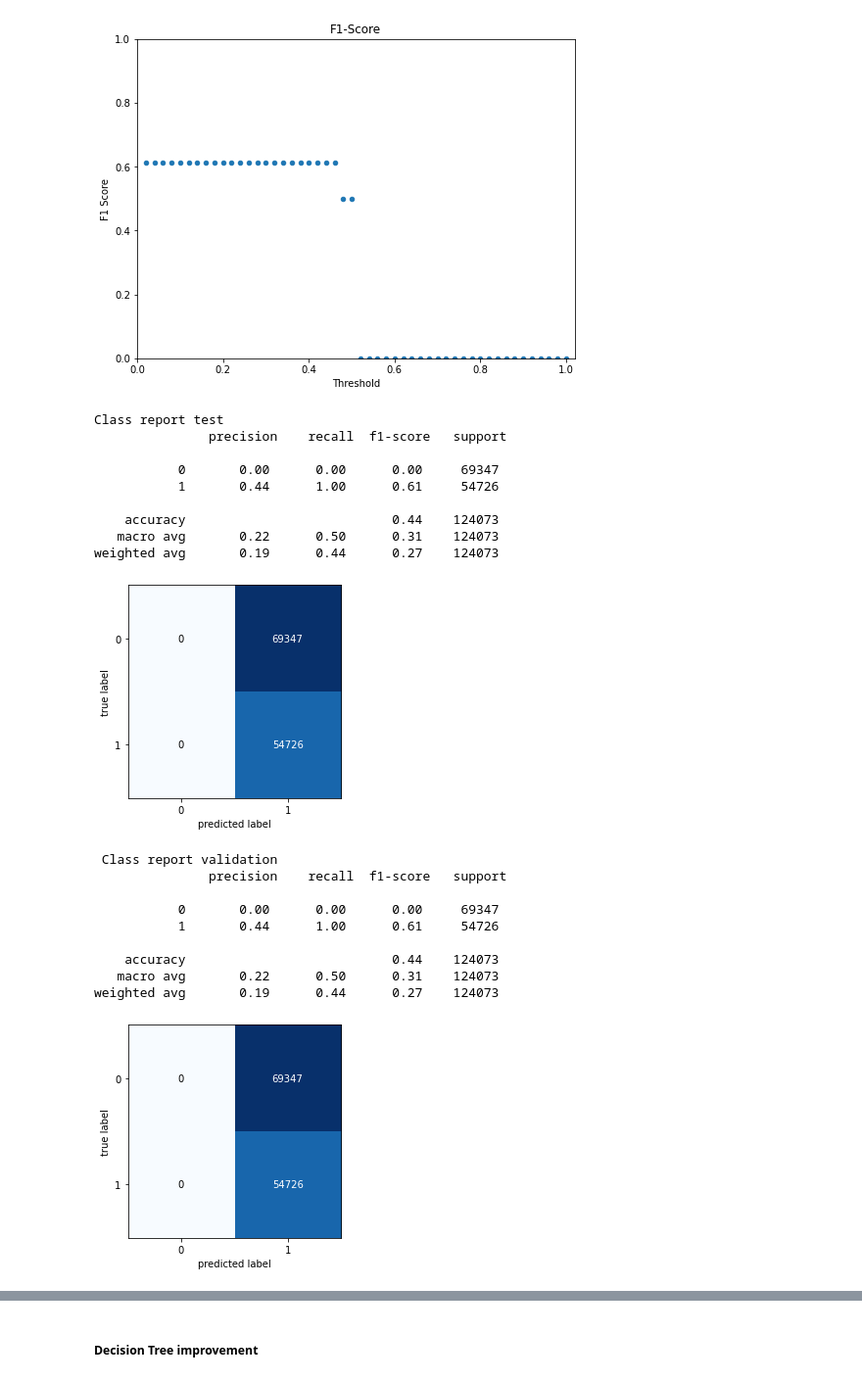
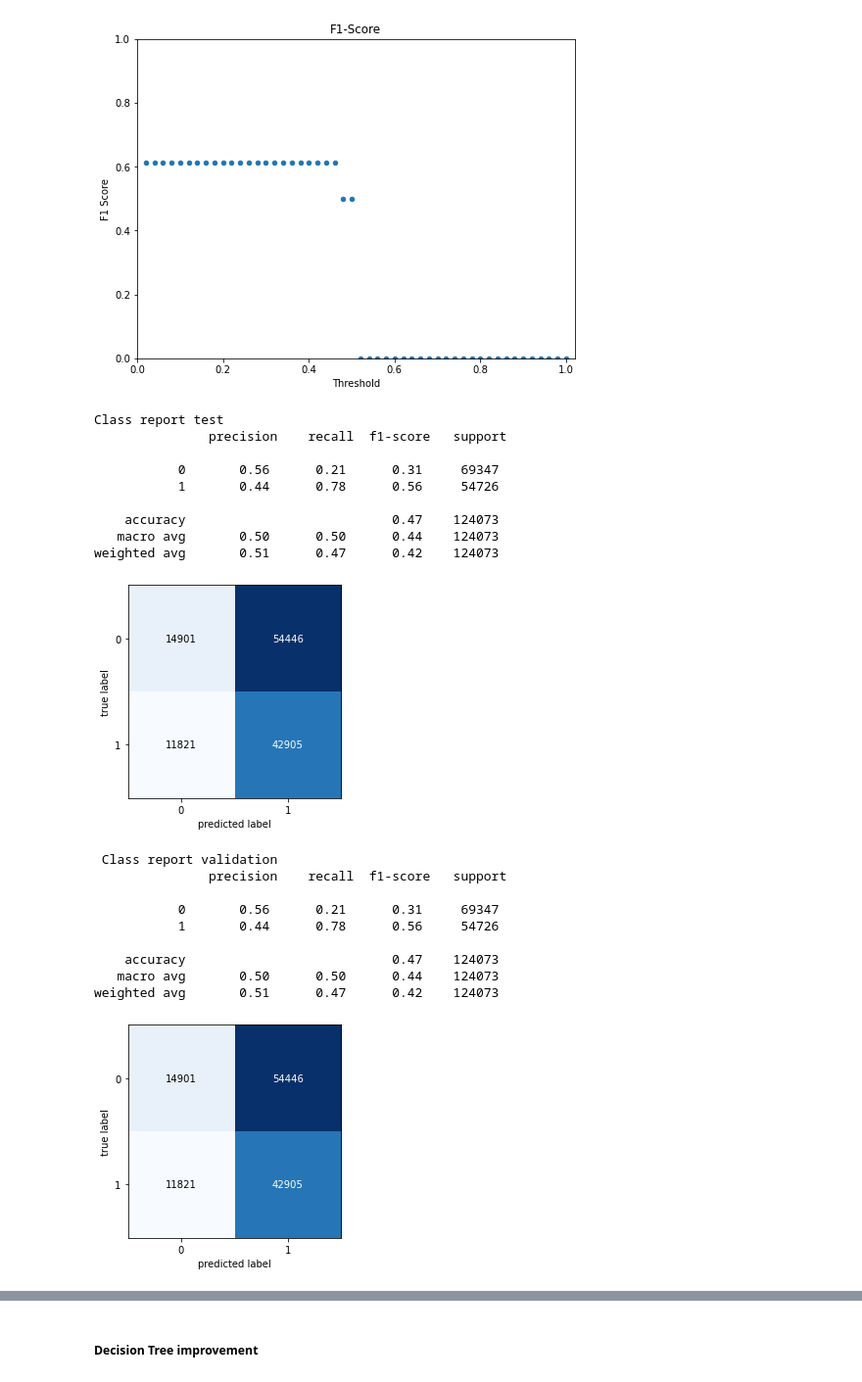
Before and after one commit to dfabat/Projects, a Jupyter notebook: COVID_project/covid.ipynb, the cells around one changed output, grey strips where cells are left out. Shown at 98% size. Saved outputs shown, nothing was run; the diff lists cells and outputs as text; code cells hidden in the pictures.

```diff
--- a/COVID_project/covid.ipynb
+++ b/COVID_project/covid.ipynb
@@ -858,39 +858,39 @@ plt.show()
 # %%
 # prediction validation
 y_proba_val = y_proba = model.predict_proba(X_validation)[:, 1]
 # Cria a resposta com o novo threshold
-y_pred_test = np.where(y_proba >= 0.4, 1, 0)
-y_pred_val = np.where(y_proba_val >= 0.4, 1, 0)
+y_pred_test = np.where(y_proba >= 0.48, 1, 0)
+y_pred_val = np.where(y_proba_val >= 0.48, 1, 0)
 
 # metrics
 cr_test, cm_test = classification_report(y_test, y_pred_test), confusion_matrix(y_test, y_pred_test)
 cr_val, cm_val = classification_report(y_test, y_pred_val), confusion_matrix(y_test, y_pred_val)
 print('Class report test\n',cr_test)
 plot_confusion_matrix(cm_test)
 plt.show()
 
 print('\n', 'Class report validation\n', cr_val)
 plot_confusion_matrix(cm_val)
 
 plt.show()
 # %% [output]
 Class report test
                precision    recall  f1-score   support
 
-           0       0.00      0.00      0.00     69347
-           1       0.44      1.00      0.61     54726
+           0       0.56      0.21      0.31     69347
+           1       0.44      0.78      0.56     54726
 
-    accuracy                           0.44    124073
-   macro avg       0.22      0.50      0.31    124073
-weighted avg       0.19      0.44      0.27    124073
+    accuracy                           0.47    124073
+   macro avg       0.50      0.50      0.44    124073
+weighted avg       0.51      0.47      0.42    124073
-[figure, old version]
+[figure, new version]
  Class report validation
                precision    recall  f1-score   support
 
-           0       0.00      0.00      0.00     69347
-           1       0.44      1.00      0.61     54726
+           0       0.56      0.21      0.31     69347
+           1       0.44      0.78      0.56     54726
 
-    accuracy                           0.44    124073
-   macro avg       0.22      0.50      0.31    124073
-weighted avg       0.19      0.44      0.27    124073
+    accuracy                           0.47    124073
+   macro avg       0.50      0.50      0.44    124073
+weighted avg       0.51      0.47      0.42    124073
-[figure, old version]
+[figure, new version]
```
Also changed, not shown: parts of 3 cells of this notebook.
